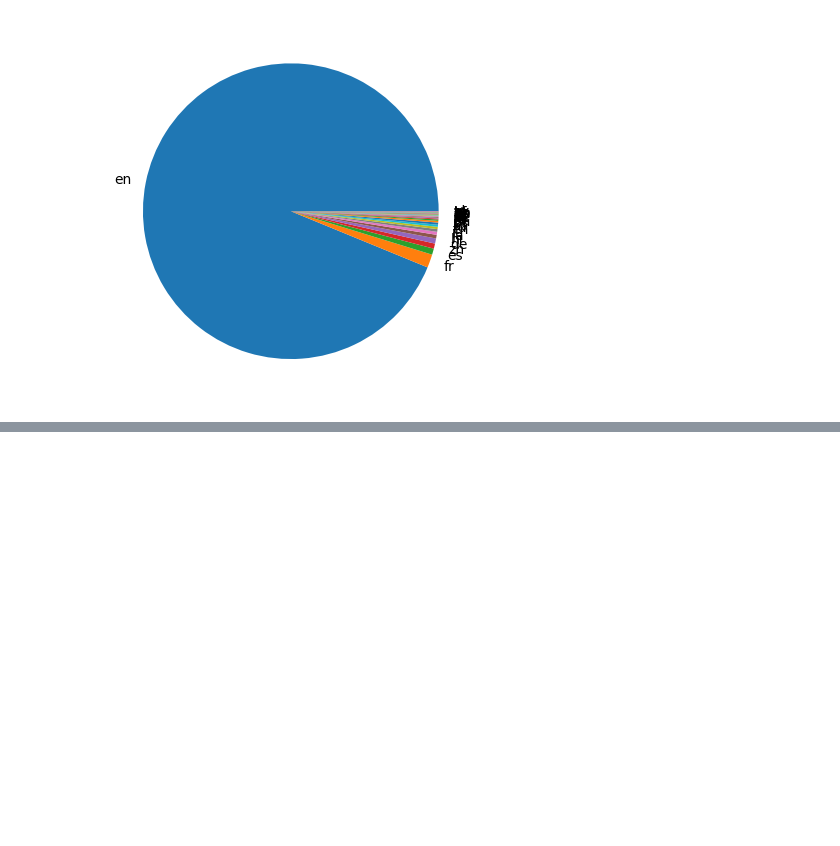
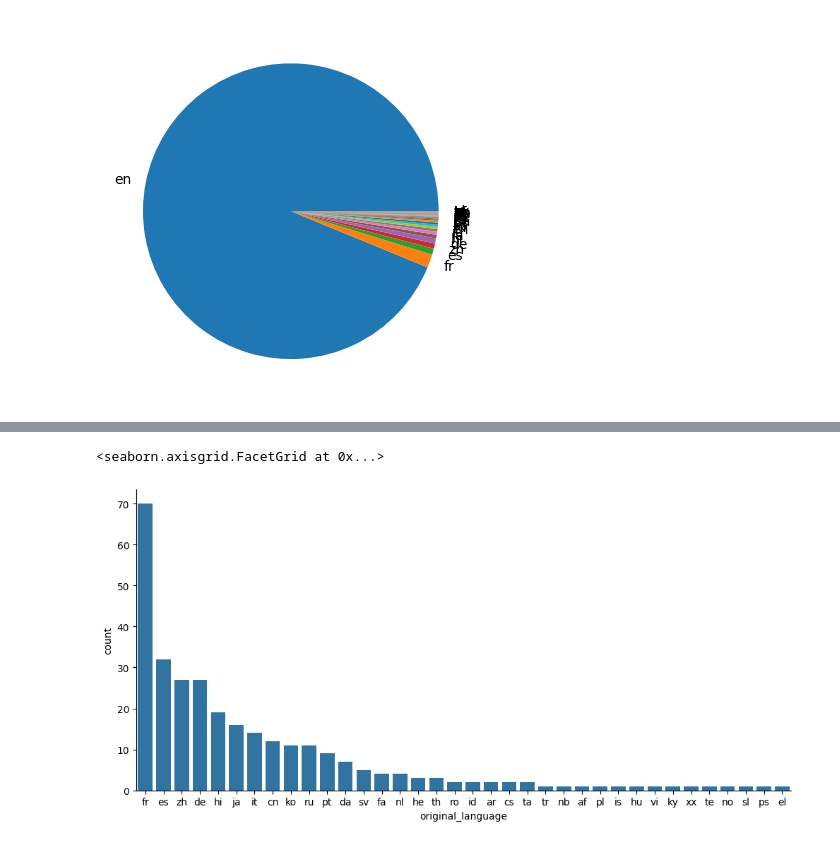
Before and after one commit to orlandojsjunior/Data_Science-Analise_e_visualizacao_de_dados, a Jupyter notebook: 04 - Data Visalization/Notebooks/04_data_visualization.ipynb, the cells around one changed output, grey strips where cells are left out. Drawn from its saved outputs; the diff is of its cells as text; code cells hidden in the pictures; blank space fills up the shorter version.

```diff
--- a/04 - Data Visalization/Notebooks/04_data_visualization.ipynb
+++ b/04 - Data Visalization/Notebooks/04_data_visualization.ipynb
@@ -551,7 +551,8 @@ tmdb.query("original_language != 'en'") # perguntado aos dados quais o idioma di
 | 4798 | 220000 | [{"id": 28, "name": "Action"}, {"... | NaN | 9367 | [{"id": 5616, "name": "united sta... | es | El Mariachi | El Mariachi just wants to play hi... | ... |
 298 rows × 20 columns
 # %%
-tmdb.query("original_language != 'en'").original_language.value_counts() # todas as linhas em que a língua original não é inglês. Dentro desse conjunto, podemos fazer a contagem dos valores:
+total_por_lingua_de_outros_filmes = tmdb.query("original_language != 'en'").original_language.value_counts() # atribuindo um retorno a um a varavel - todas as linhas em que a língua original não é inglês. Dentro desse conjunto, podemos fazer a contagem dos valores:
+total_por_lingua_de_outros_filmes
 # %% [output]
 original_language
 fr    70
@@ -643,0 +685,10 @@ plt.pie(contagem_de_lingua["total"], labels = contagem_de_lingua["original_langu
+# %%
+# Organizando por categoria usando a função catplot() e o argumento order, recebendo como atributo total_por_lingua_de_outros_filmes.index — já que, como é possível verificar nas aulas anteriores, o índice dessa série já está ordenado do maior valor para o menor.
+
+sns.catplot(x = "original_language", data = filmes_sem_lingua_original_em_ingles,
+            kind="count",
+            aspect=2,
+            order = total_por_lingua_de_outros_filmes.index)
+# %% [output]
+<seaborn.axisgrid.FacetGrid at 0x...>
+[figure, added]
```
Also changed, not shown: parts of 12 cells of this notebook.
